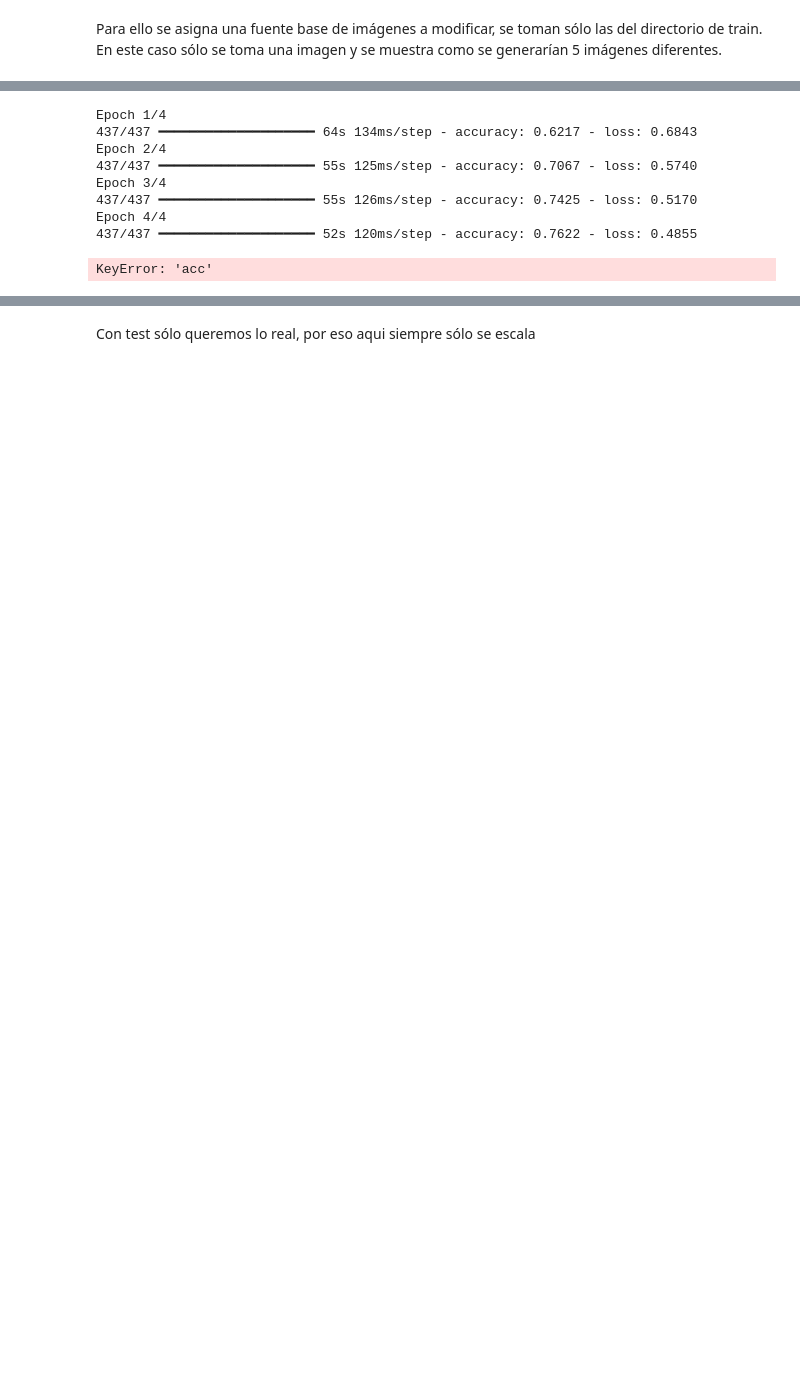
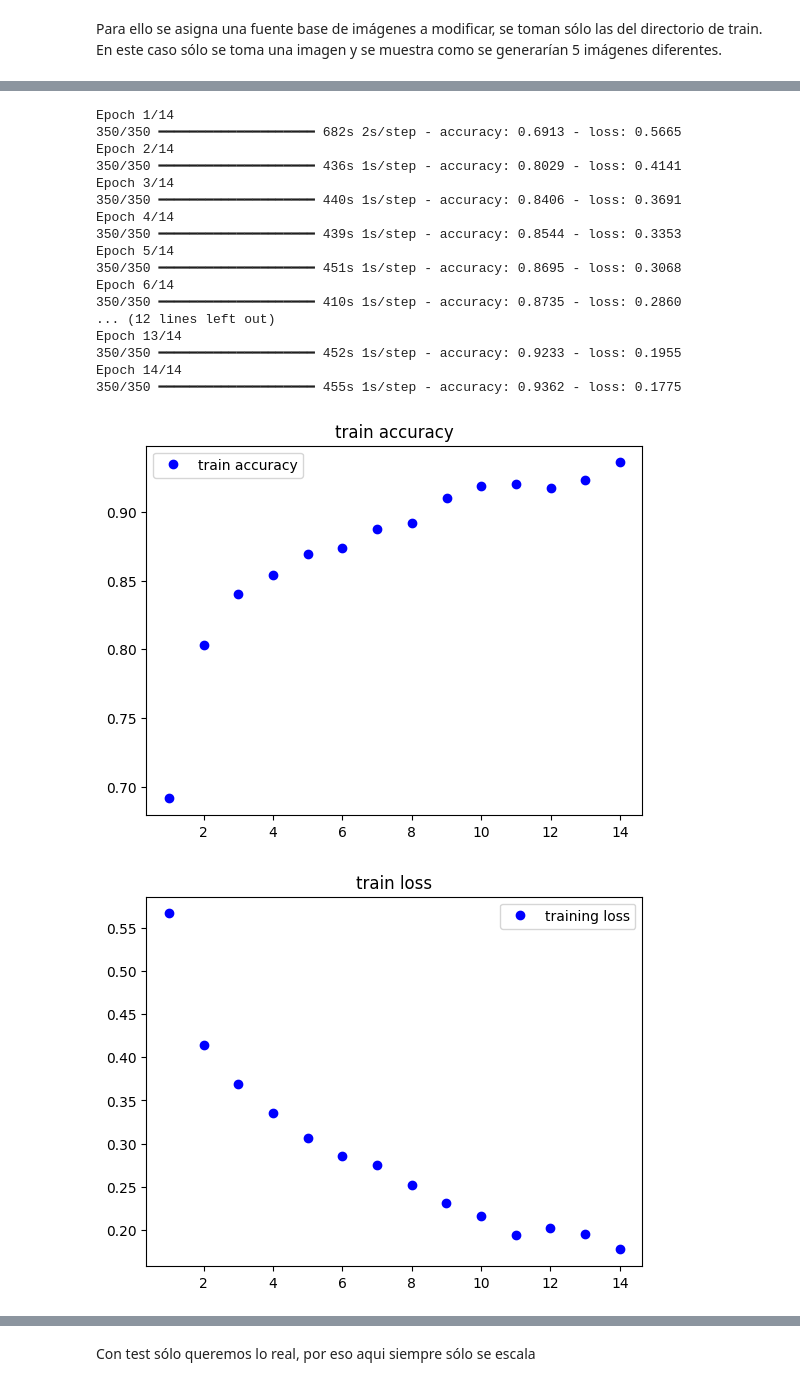
Before and after one commit to July230/AviDetect, a Jupyter notebook: AviDetectClassifier.ipynb, the cells around one changed output, grey strips where cells are left out. Saved outputs shown, nothing was run; the diff lists cells and outputs as text; code cells hidden in the pictures; blank space fills up the shorter version.

```diff
--- a/AviDetectClassifier.ipynb
+++ b/AviDetectClassifier.ipynb
@@ -363,0 +352,13 @@ Model: "sequential"
+# %%
+ThreeLayerCNN = models.Sequential()
+ThreeLayerCNN.add(layers.Conv2D(32, (3, 3), activation="relu", input_shape = (IMAGEWIDTH,IMAGEHEIGHT,3)))
+ThreeLayerCNN.add(layers.MaxPooling2D((2, 2)))
+ThreeLayerCNN.add(layers.Conv2D(64, (3, 3), activation="relu", input_shape = (IMAGEWIDTH,IMAGEHEIGHT,3)))
+ThreeLayerCNN.add(layers.MaxPooling2D((2, 2)))
+ThreeLayerCNN.add(layers.Conv2D(128, (3, 3), activation="relu", input_shape = (IMAGEWIDTH,IMAGEHEIGHT,3)))
+ThreeLayerCNN.add(layers.MaxPooling2D((2, 2)))
+ThreeLayerCNN.add(layers.Flatten())
+ThreeLayerCNN.add(layers.Dense(128,activation="relu"))
+ThreeLayerCNN.add(layers.Dense(2,activation="softmax"))
+
+ThreeLayerCNN.summary()
@@ -364,35 +387,45 @@ Model: "sequential"
 # %%
-model.compile(
-    loss="binary_crossentropy",
-    optimizer=optimizers.RMSprop(learning_rate=1e-5),
+ThreeLayerCNN.compile(
+    loss="categorical_crossentropy",
+    optimizer=optimizers.Adam(learning_rate=1e-4),
     metrics=["accuracy"])
 # %%
-history = model.fit(trainGenerator, epochs = 4)
+history = ThreeLayerCNN.fit(trainGenerator, epochs = EPOCHS)
 
 accuracy = history.history["accuracy"]
 loss = history.history["loss"]
 
 epochs = range(1, len(accuracy)+1)
 
 plt.plot(epochs, accuracy, "bo", label="train accuracy")
 plt.title("train accuracy")
 plt.legend()
 
 plt.figure()
 
 plt.plot(epochs, loss, "bo", label ="training loss")
 plt.title("train loss")
 plt.legend()
 
 plt.show()
 # %% [output]
-Epoch 1/4
-437/437 ━━━━━━━━━━━━━━━━━━━━ 64s 134ms/step - accuracy: 0.6217 - loss: 0.6843
-Epoch 2/4
-437/437 ━━━━━━━━━━━━━━━━━━━━ 55s 125ms/step - accuracy: 0.7067 - loss: 0.5740
-Epoch 3/4
-437/437 ━━━━━━━━━━━━━━━━━━━━ 55s 126ms/step - accuracy: 0.7425 - loss: 0.5170
-Epoch 4/4
-437/437 ━━━━━━━━━━━━━━━━━━━━ 52s 120ms/step - accuracy: 0.7622 - loss: 0.4855
+Epoch 1/14
+350/350 ━━━━━━━━━━━━━━━━━━━━ 682s 2s/step - accuracy: 0.6913 - loss: 0.5665
+Epoch 2/14
+350/350 ━━━━━━━━━━━━━━━━━━━━ 436s 1s/step - accuracy: 0.8029 - loss: 0.4141
+Epoch 3/14
+350/350 ━━━━━━━━━━━━━━━━━━━━ 440s 1s/step - accuracy: 0.8406 - loss: 0.3691
+Epoch 4/14
+350/350 ━━━━━━━━━━━━━━━━━━━━ 439s 1s/step - accuracy: 0.8544 - loss: 0.3353
+Epoch 5/14
+350/350 ━━━━━━━━━━━━━━━━━━━━ 451s 1s/step - accuracy: 0.8695 - loss: 0.3068
+Epoch 6/14
+350/350 ━━━━━━━━━━━━━━━━━━━━ 410s 1s/step - accuracy: 0.8735 - loss: 0.2860
+... (12 lines left out)
+Epoch 13/14
+350/350 ━━━━━━━━━━━━━━━━━━━━ 452s 1s/step - accuracy: 0.9233 - loss: 0.1955
+Epoch 14/14
+350/350 ━━━━━━━━━━━━━━━━━━━━ 455s 1s/step - accuracy: 0.9362 - loss: 0.1775
-KeyError: 'acc'
+[figure, added]
+[figure, added]
 # %%
```
Also changed, not shown: parts of 26 cells of this notebook.
